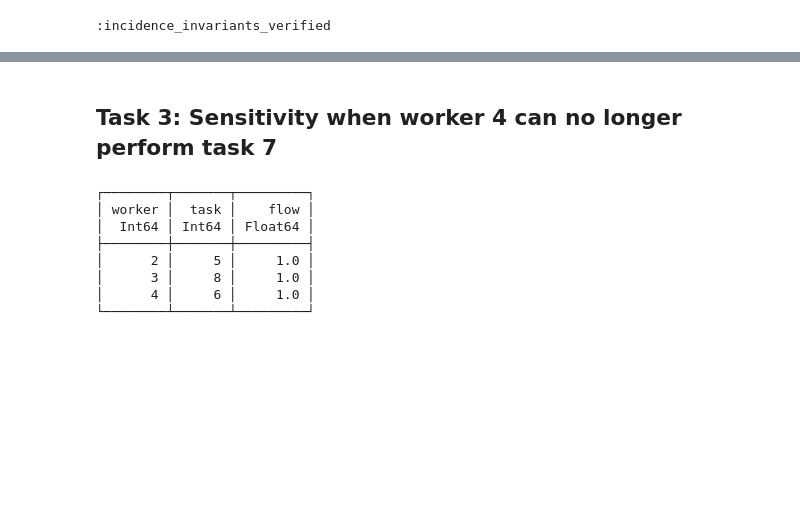
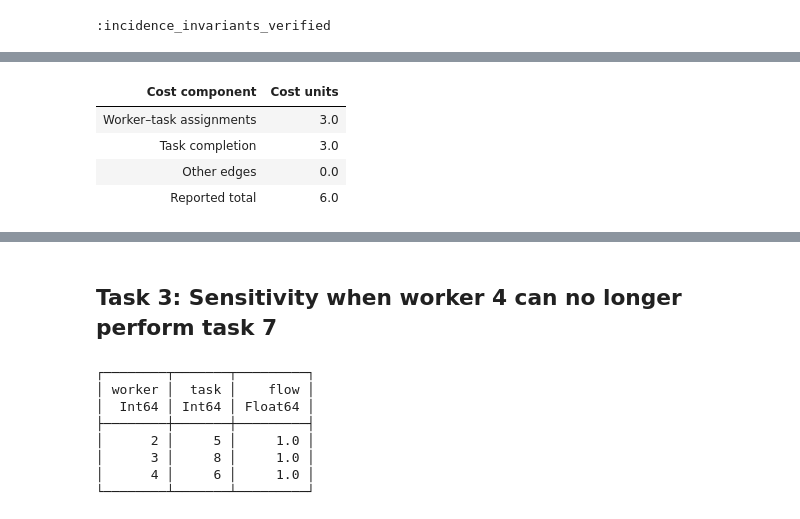
Before and after one commit to varnerlab/CHEME-5800-CourseRepository-Fall-2026, a Jupyter notebook: weeks/week-05/L5d/CHEME-5800-L5d-Lab-MinimumCostAssignmentFlow-Fall-2026.ipynb, the cells around one changed output, grey strips where cells are left out. Saved outputs shown, nothing was run; the diff lists cells and outputs as text; code cells hidden in the pictures; blank space fills up the shorter version.

```diff
--- a/weeks/week-05/L5d/CHEME-5800-L5d-Lab-MinimumCostAssignmentFlow-Fall-2026.ipynb
+++ b/weeks/week-05/L5d/CHEME-5800-L5d-Lab-MinimumCostAssignmentFlow-Fall-2026.ipynb
@@ -104,0 +211,21 @@ pretty_table(assignment_table)
+# %%
+cost_by_edge = [edge.cost * result.vector[i] for (i, edge) in enumerate(edges)];
+assignment_cost = sum(assignment_table.assignment_cost);
+completion_cost = sum(cost_by_edge[i] for (i, edge) in enumerate(edges)
+    if edge.source in 5:8 && edge.target in 9:12);
+other_cost = sum(cost_by_edge) - assignment_cost - completion_cost;
+cost_table = DataFrame(
+    component = ["Worker–task assignments", "Task completion", "Other edges", "Reported total"],
+    cost = [assignment_cost, completion_cost, other_cost, result.cost],
+);
+pretty_table(HTML, cost_table;
+    column_labels = ["Cost component", "Cost units"],
+    alignment = [:l, :r],
+    formatters = [fmt__round(4, 2:2)],
+)
+# %% [output]
+| Cost component | Cost units |
+| Worker–task assignments | 3.0 |
+| Task completion | 3.0 |
+| Other edges | 0.0 |
+| Reported total | 6.0 |
```
Also changed, not shown: parts of 24 cells of this notebook, 8 other files.
